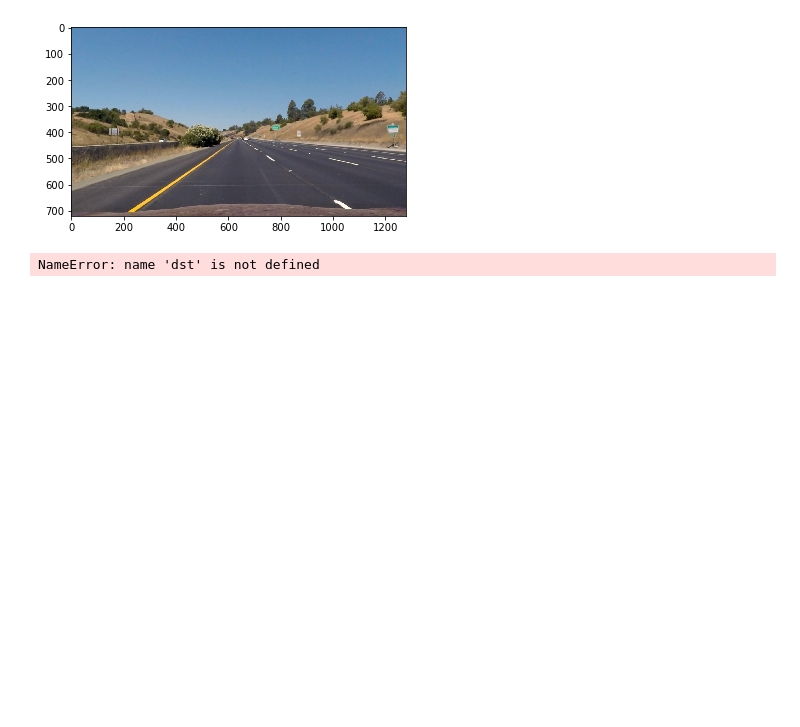
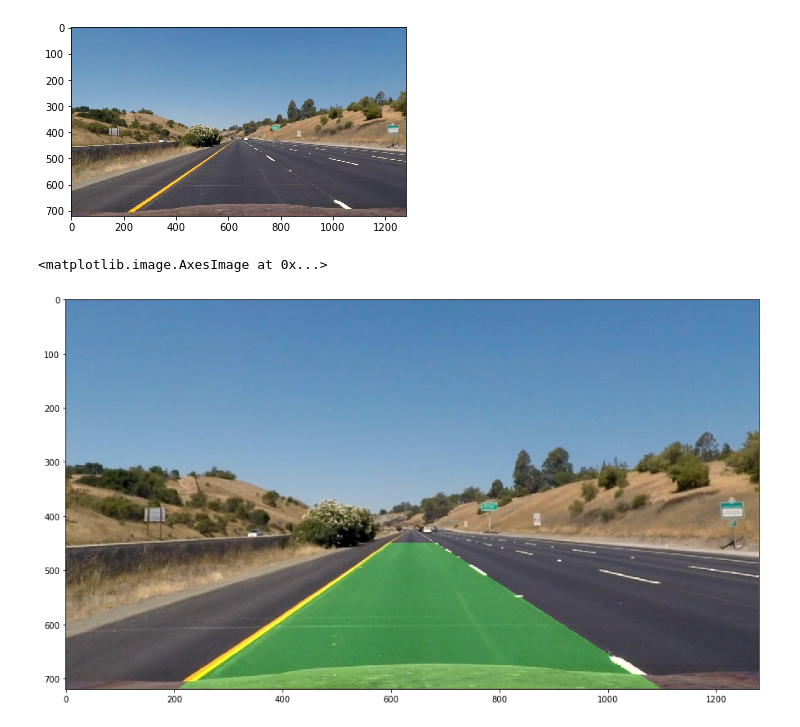
Before and after one commit to kirilcvetkov92/Advanced-Lane-Detection, a Jupyter notebook: Notebook.ipynb, the cells around one changed output. Cells and saved outputs as stored; diff of their text form; code cells hidden in the pictures; blank space fills up the shorter version.

```diff
--- a/Notebook.ipynb
+++ b/Notebook.ipynb
@@ -285,30 +162,10 @@ plt.imshow(img)
 plt.show()
 # %% [output]
 [figure]
-# %%
-out_img = np.dstack((warped, warped, warped))*255
-
-x1_min = left_fitx.min()
-y1_min = height
-x1_max  = left_fitx.max()
-y1_max = 0
-
-x2_min = right_fitx.max()
-y2_min = height
-x2_max  = right_fitx.min()
-y2_max = 0
-
-vertices = np.array([[x1_min, y1_min],[x1_max, y1_max], [x2_min, y2_max], [x2_max,y2_min]], np.int32)
-
-cv2.fillPoly(out_img,[vertices],[0, 255, 0])
-
-src = get_source_points()
-dst = get_destination_points(height,width)
-M_inverse = cv2.getPerspectiveTransform(dst, src)
-unwarped = cv2.warpPerspective(out_img, M_inverse, img_size , flags=cv2.INTER_LINEAR)
-
-result = cv2.addWeighted(img, 1, unwarped, 0.15, 0)
-plt.figure(figsize=(15,15))
-plt.imshow(result)
-# %% [output]
-NameError: name 'dst' is not defined
+# %%
+result = inverse_perspective_transform(img, warped, left_fitx, right_fitx, ploty)
+plt.figure(figsize=(15, 15))
+plt.imshow(result)
+# %% [output]
+<matplotlib.image.AxesImage at 0x...>
+[figure, added]
```
Also changed, not shown: parts of 11 cells of this notebook.
